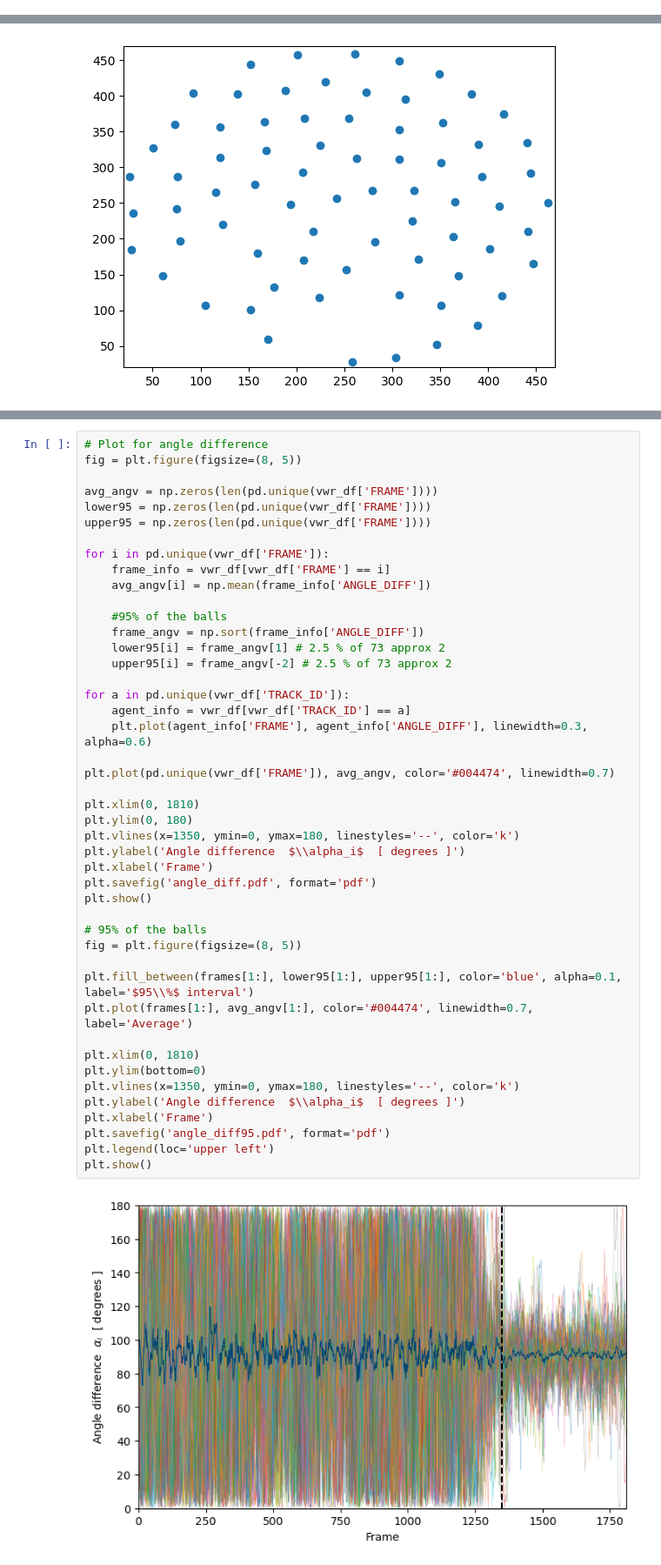
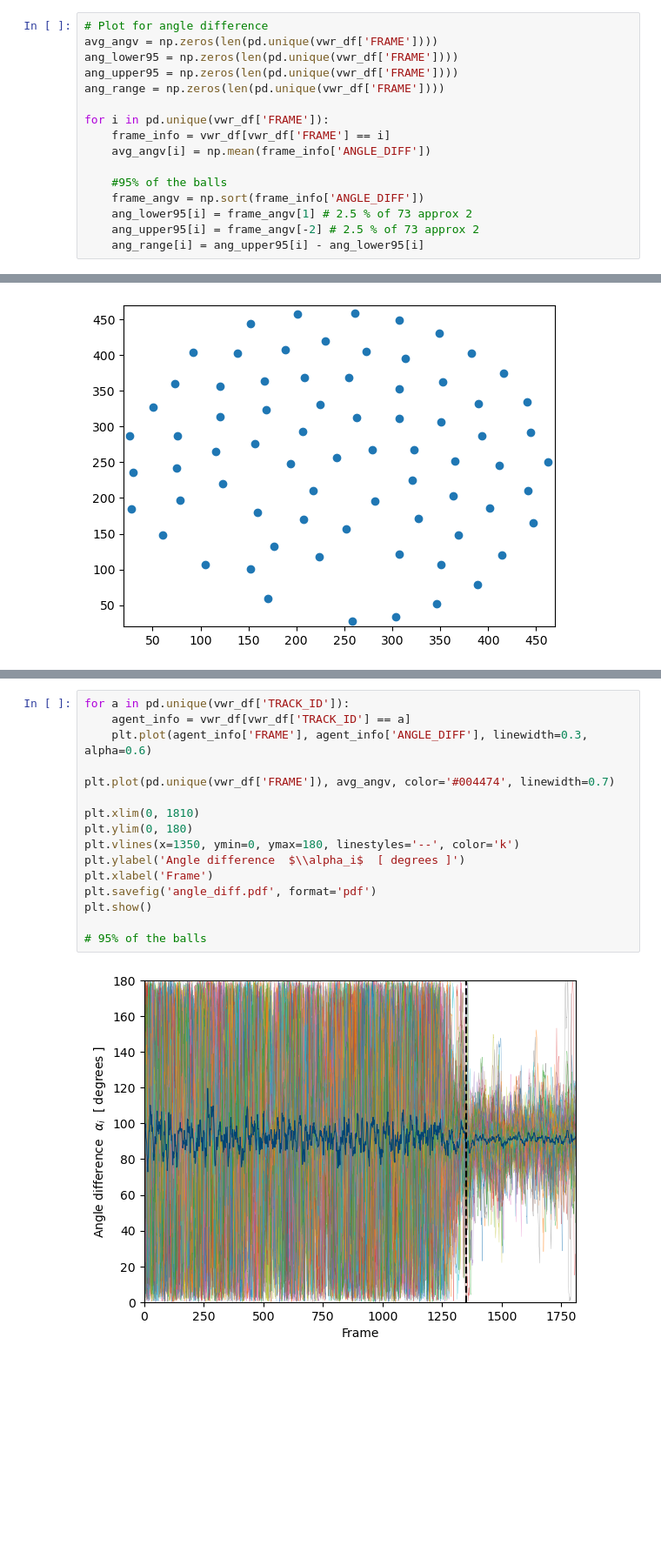
Before and after one commit to BenedictRussell/MA932-Project, a Jupyter notebook: Data_based.ipynb, the cells around one changed output, grey strips where cells are left out. Shown at 87% size. Saved outputs shown, nothing was run; the diff lists cells and outputs as text; blank space fills up the shorter version.

```diff
--- a/Data_based.ipynb
+++ b/Data_based.ipynb
@@ -13,0 +211,16 @@ experiments = experiments[['TRACK_ID', 'POSITION_X', 'POSITION_Y', 'FRAME']] # C
+# %%
+# Plot for angle difference
+avg_angv = np.zeros(len(pd.unique(vwr_df['FRAME'])))
+ang_lower95 = np.zeros(len(pd.unique(vwr_df['FRAME'])))
+ang_upper95 = np.zeros(len(pd.unique(vwr_df['FRAME'])))
+ang_range = np.zeros(len(pd.unique(vwr_df['FRAME'])))
+
+for i in pd.unique(vwr_df['FRAME']):
+    frame_info = vwr_df[vwr_df['FRAME'] == i]
+    avg_angv[i] = np.mean(frame_info['ANGLE_DIFF'])
+
+    #95% of the balls
+    frame_angv = np.sort(frame_info['ANGLE_DIFF'])
+    ang_lower95[i] = frame_angv[1] # 2.5 % of 73 approx 2
+    ang_upper95[i] = frame_angv[-2] # 2.5 % of 73 approx 2
+    ang_range[i] = ang_upper95[i] - ang_lower95[i]
@@ -139,47 +515,18 @@ plt.savefig('speed.pdf', format='pdf')
 # %%
-# Plot for angle difference
-fig = plt.figure(figsize=(8, 5))
-
-avg_angv = np.zeros(len(pd.unique(vwr_df['FRAME'])))
-lower95 = np.zeros(len(pd.unique(vwr_df['FRAME'])))
-upper95 = np.zeros(len(pd.unique(vwr_df['FRAME'])))
-
-for i in pd.unique(vwr_df['FRAME']):
-    frame_info = vwr_df[vwr_df['FRAME'] == i]
-    avg_angv[i] = np.mean(frame_info['ANGLE_DIFF'])
-
-    #95% of the balls
-    frame_angv = np.sort(frame_info['ANGLE_DIFF'])
-    lower95[i] = frame_angv[1] # 2.5 % of 73 approx 2
-    upper95[i] = frame_angv[-2] # 2.5 % of 73 approx 2
-
 for a in pd.unique(vwr_df['TRACK_ID']):
     agent_info = vwr_df[vwr_df['TRACK_ID'] == a]
     plt.plot(agent_info['FRAME'], agent_info['ANGLE_DIFF'], linewidth=0.3, alpha=0.6)
 
 plt.plot(pd.unique(vwr_df['FRAME']), avg_angv, color='#004474', linewidth=0.7)
 
 plt.xlim(0, 1810)
 plt.ylim(0, 180)
 plt.vlines(x=1350, ymin=0, ymax=180, linestyles='--', color='k')
 plt.ylabel('Angle difference  $\\alpha_i$  [ degrees ]')
 plt.xlabel('Frame')
 plt.savefig('angle_diff.pdf', format='pdf')
 plt.show()
 
 # 95% of the balls
-fig = plt.figure(figsize=(8, 5))
-
-plt.fill_between(frames[1:], lower95[1:], upper95[1:], color='blue', alpha=0.1, label='$95\\%$ interval')
-plt.plot(frames[1:], avg_angv[1:], color='#004474', linewidth=0.7, label='Average')
-
-plt.xlim(0, 1810)
-plt.ylim(bottom=0)
-plt.vlines(x=1350, ymin=0, ymax=180, linestyles='--', color='k')
-plt.ylabel('Angle difference  $\\alpha_i$  [ degrees ]')
-plt.xlabel('Frame')
-plt.savefig('angle_diff95.pdf', format='pdf')
-plt.legend(loc='upper left')
-plt.show()
 # %% [output]
-[figure, old version]
+[figure, new version]
```
Also changed, not shown: parts of 28 cells of this notebook, 2 other files.
